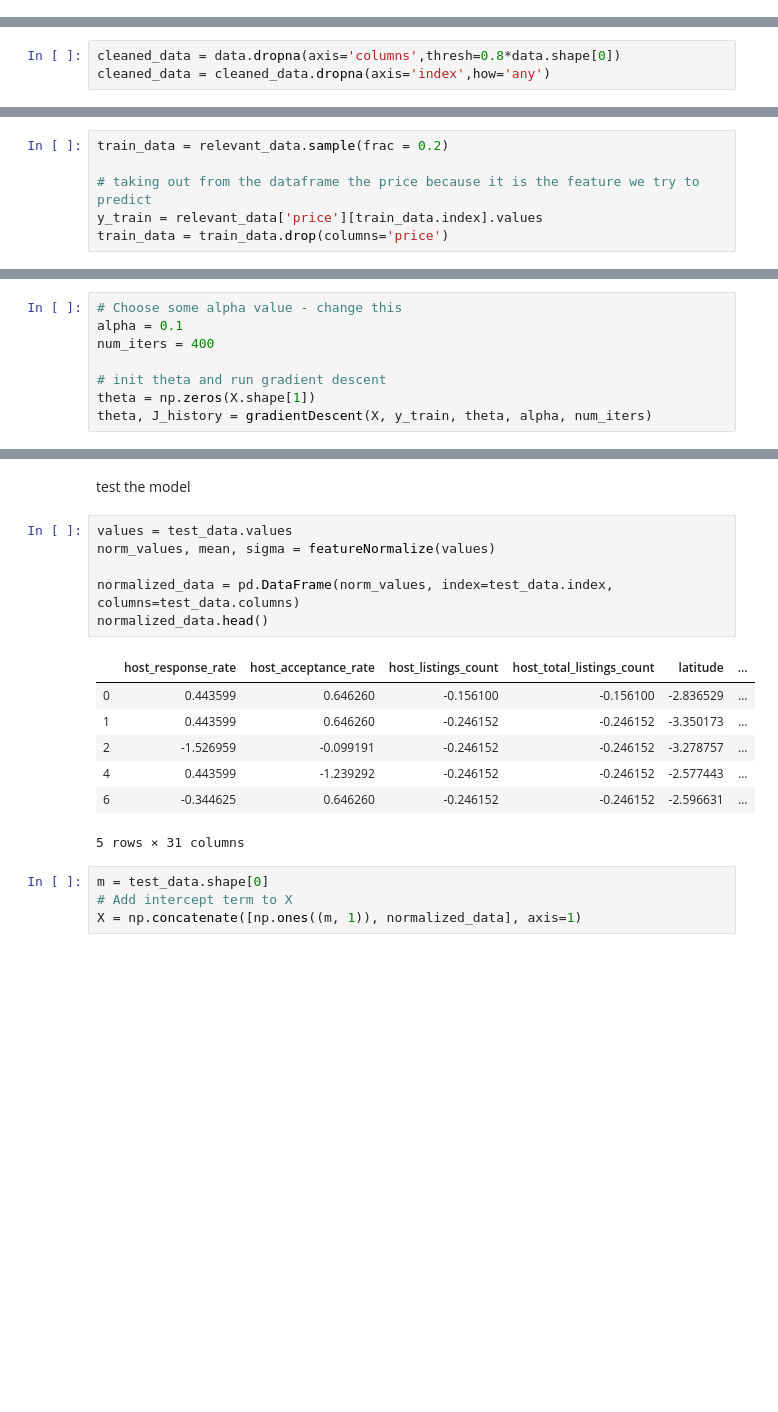
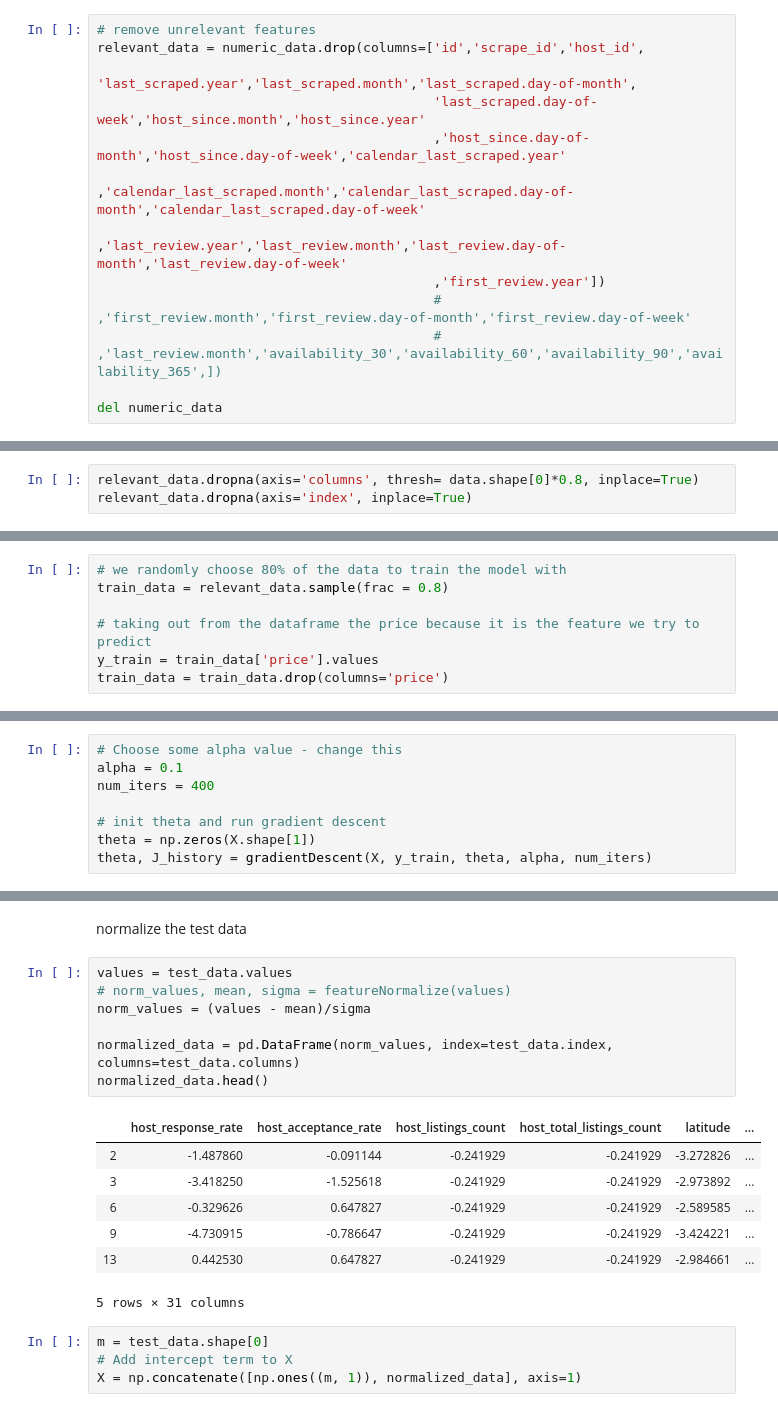
Before and after one commit to orenltr/gis_dev, a Jupyter notebook: HW2/PartD/exercise2_PartD.ipynb, the cells around one changed output, grey strips where cells are left out. Cells and saved outputs as stored; diff of their text form; blank space fills up the shorter version.

```diff
--- a/HW2/PartD/exercise2_PartD.ipynb
+++ b/HW2/PartD/exercise2_PartD.ipynb
@@ -50,5 +50,18 @@ data.head()
+# %%
+# remove unrelevant features
+relevant_data = numeric_data.drop(columns=['id','scrape_id','host_id',
+                                           'last_scraped.year','last_scraped.month','last_scraped.day-of-month',
+                                           'last_scraped.day-of-week','host_since.month','host_since.year'
+                                           ,'host_since.day-of-month','host_since.day-of-week','calendar_last_scraped.year'
+                                           ,'calendar_last_scraped.month','calendar_last_scraped.day-of-month','calendar_last_scraped.day-of-week'
+                                           ,'last_review.year','last_review.month','last_review.day-of-month','last_review.day-of-week'
+                                           ,'first_review.year'])
+                                           # ,'first_review.month','first_review.day-of-month','first_review.day-of-week'
+                                           # ,'last_review.month','availability_30','availability_60','availability_90','availability_365',])
+
+del numeric_data
 # %% [markdown]
 removing rows and columns that contains significant amount of nans
 # %%
-cleaned_data = data.dropna(axis='columns',thresh=0.8*data.shape[0])
-cleaned_data = cleaned_data.dropna(axis='index',how='any')
+relevant_data.dropna(axis='columns', thresh= data.shape[0]*0.8, inplace=True)
+relevant_data.dropna(axis='index', inplace=True)
@@ -64,0 +70,7 @@ cleaned_numeric_data.plot
+# %%
+# we randomly choose 80% of the data to train the model with
+train_data = relevant_data.sample(frac = 0.8)
+
+# taking out from the dataframe the price because it is the feature we try to predict
+y_train = train_data['price'].values
+train_data = train_data.drop(columns='price')
@@ -249,6 +250,0 @@ choose training data and teting data randomly
-# %%
-train_data = relevant_data.sample(frac = 0.2)
-
-# taking out from the dataframe the price because it is the feature we try to predict
-y_train = relevant_data['price'][train_data.index].values
-train_data = train_data.drop(columns='price')
@@ -298,18 +287,19 @@ Text(0, 0.5, 'Cost J')
-# %% [markdown]
-test the model
+# %% [markdown]
+normalize the test data
 # %%
 values = test_data.values
-norm_values, mean, sigma = featureNormalize(values)
+# norm_values, mean, sigma = featureNormalize(values)
+norm_values = (values - mean)/sigma
 
 normalized_data = pd.DataFrame(norm_values, index=test_data.index, columns=test_data.columns)
 normalized_data.head()
 # %% [output]
 |  | host_response_rate | host_acceptance_rate | host_listings_count | host_total_listings_count | latitude | ... |
-| 0 | 0.443599 | 0.646260 | -0.156100 | -0.156100 | -2.836529 | ... |
-| 1 | 0.443599 | 0.646260 | -0.246152 | -0.246152 | -3.350173 | ... |
-| 2 | -1.526959 | -0.099191 | -0.246152 | -0.246152 | -3.278757 | ... |
-| 4 | 0.443599 | -1.239292 | -0.246152 | -0.246152 | -2.577443 | ... |
-| 6 | -0.344625 | 0.646260 | -0.246152 | -0.246152 | -2.596631 | ... |
+| 2 | -1.487860 | -0.091144 | -0.241929 | -0.241929 | -3.272826 | ... |
+| 3 | -3.418250 | -1.525618 | -0.241929 | -0.241929 | -2.973892 | ... |
+| 6 | -0.329626 | 0.647827 | -0.241929 | -0.241929 | -2.589585 | ... |
+| 9 | -4.730915 | -0.786647 | -0.241929 | -0.241929 | -3.424221 | ... |
+| 13 | 0.442530 | 0.647827 | -0.241929 | -0.241929 | -2.984661 | ... |
 5 rows × 31 columns
 # %%
 m = test_data.shape[0]
```
Also changed, not shown: parts of 62 cells of this notebook.
